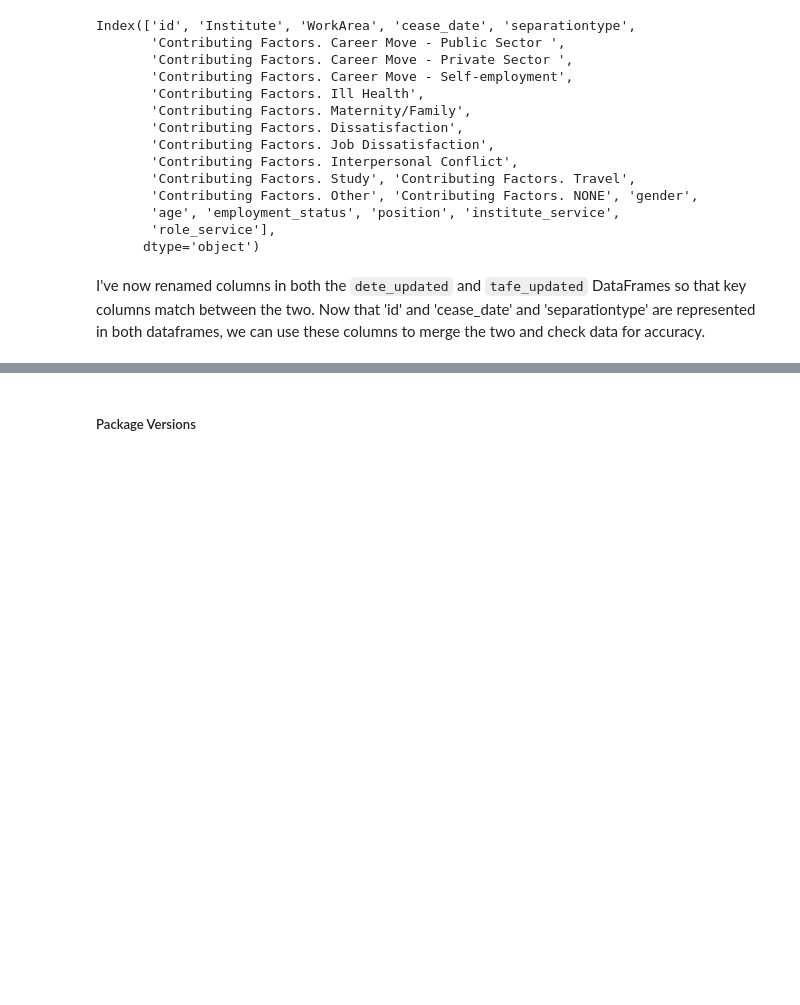
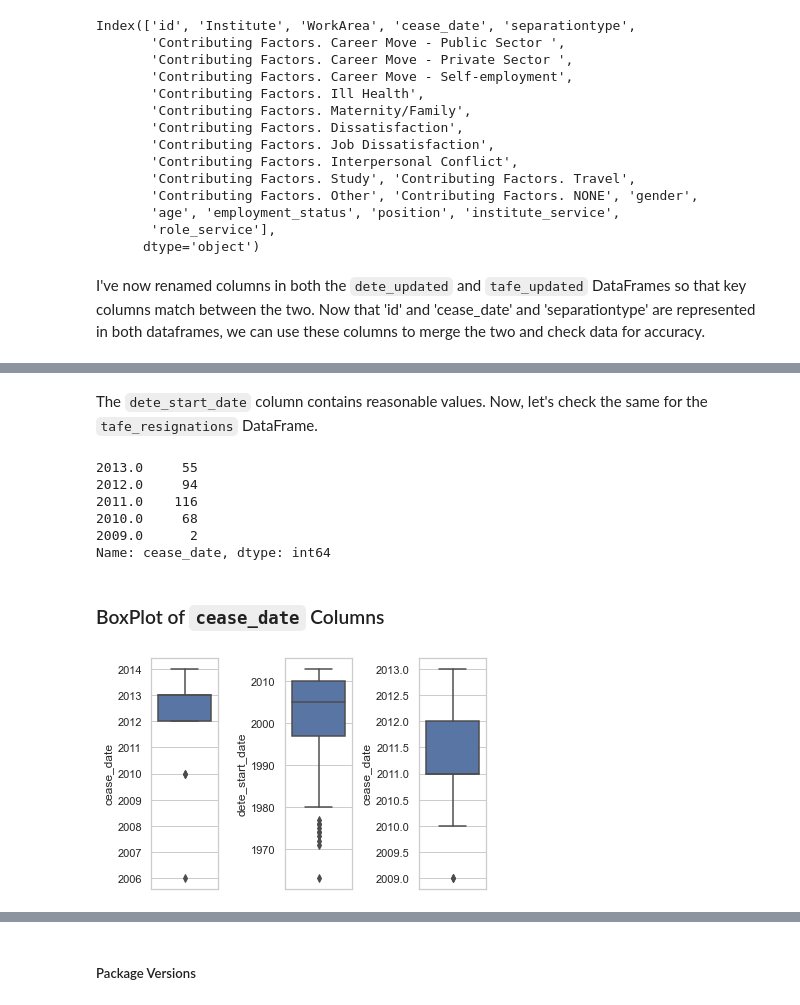
Before and after one commit to nikomccarty/data_science_notebooks, a Jupyter notebook: 20220515_cleaning_exit_surveys/exploratory.ipynb, the cells around one changed output, grey strips where cells are left out. Saved outputs shown, nothing was run; the diff lists cells and outputs as text; code cells hidden in the pictures; blank space fills up the shorter version.

Commit message:
Progress on exploratory analysis, data cleaning

```diff
--- a/20220515_cleaning_exit_surveys/exploratory.ipynb
+++ b/20220515_cleaning_exit_surveys/exploratory.ipynb
@@ -157,0 +188,3 @@ I've now renamed columns in both the `dete_updated` and `tafe_updated` DataFrame
+# %%
+dete_resignations = dete_updated[dete_updated['separationtype'].str.contains('Resignation')].copy()
+dete_resignations['separationtype'].value_counts()
@@ -157,0 +196,3 @@ I've now renamed columns in both the `dete_updated` and `tafe_updated` DataFrame
+# %%
+tafe_resignations = tafe_updated[tafe_updated['separationtype'] == 'Resignation'].copy()
+tafe_resignations['separationtype'].value_counts()
@@ -157,0 +226,3 @@ I've now renamed columns in both the `dete_updated` and `tafe_updated` DataFrame
+# %%
+dete_resignations['cease_date'] = dete_resignations['cease_date'].str.split('/').str[-1].astype('float')
+dete_resignations['cease_date'].value_counts()
@@ -157,0 +257,27 @@ I've now renamed columns in both the `dete_updated` and `tafe_updated` DataFrame
+# %% [markdown]
+The `dete_start_date` column contains reasonable values. Now, let's check the same for the `tafe_resignations` DataFrame.
+# %%
+tafe_resignations['cease_date'].value_counts().sort_index(ascending=False)
+# %% [output]
+2013.0     55
+2012.0     94
+2011.0    116
+2010.0     68
+2009.0      2
+Name: cease_date, dtype: int64
+# %% [markdown]
+### BoxPlot of `cease_date` Columns
+# %%
+sns.set(style="whitegrid")
+fig, axes = plt.subplots(1, 3)
+
+ax = sns.boxplot(y="cease_date", data=dete_resignations, orient='v',
+    ax=axes[0])
+ax = sns.boxplot(y="dete_start_date", data=dete_resignations, orient='v',
+    ax=axes[1])
+ax = sns.boxplot(y="cease_date", data=tafe_resignations, orient='v',
+    ax=axes[2])
+plt.subplots_adjust(left=0.125, bottom=0.1, right=0.9, top=0.9, wspace=1, hspace=0.2)
+plt.show()
+# %% [output]
+[figure, added]
```
Also changed, not shown: parts of 25 cells of this notebook.
